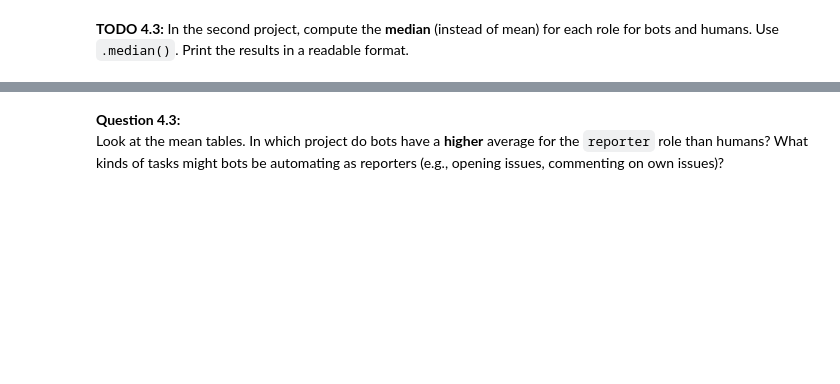
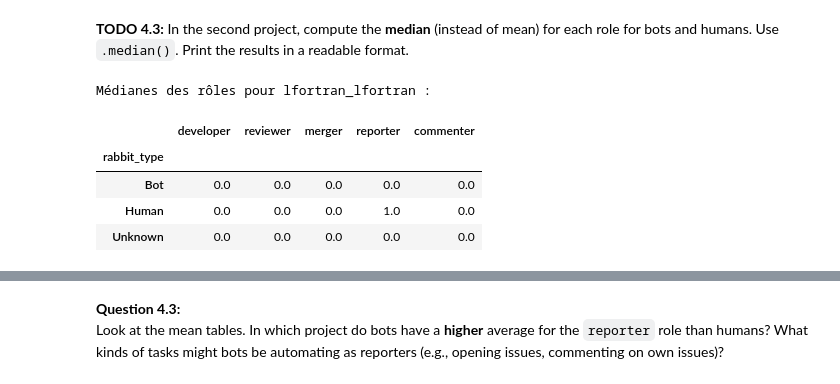
Before and after one commit to abdelou/TP3_Analyser_Activit-_robots_et_humains, a Jupyter notebook: Bots-Template.ipynb, the cells around one changed output, grey strips where cells are left out. Drawn from its saved outputs; the diff is of its cells as text; code cells hidden in the pictures; blank space fills up the shorter version.

Commit message:
reponse TODO 4.3 et question 4.3

```diff
--- a/Bots-Template.ipynb
+++ b/Bots-Template.ipynb
@@ -1896,4 +1934,19 @@ for proj, df in role_with_labels.items():
 # %% [markdown]
 **TODO 4.3:** In the second project, compute the **median** (instead of mean) for each role for bots and humans. Use `.median()`. Print the results in a readable format.
 # %%
-# TODO: Compute median role counts for bots and humans in the second project.
+# Sélection du second projet : lfortran_lfortran
+proj2_name = projects[1]
+df_proj2 = role_with_labels[proj2_name]
+
+# Calcul de la médiane par type
+median_roles = df_proj2.groupby('rabbit_type')[roles].median()
+
+print(f"Médianes des rôles pour {proj2_name} :")
+display(median_roles)
+# %% [output]
+Médianes des rôles pour lfortran_lfortran :
+|  | developer | reviewer | merger | reporter | commenter |
+| rabbit_type |  |  |  |  |  |
+| Bot | 0.0 | 0.0 | 0.0 | 0.0 | 0.0 |
+| Human | 0.0 | 0.0 | 0.0 | 1.0 | 0.0 |
+| Unknown | 0.0 | 0.0 | 0.0 | 0.0 | 0.0 |
```
Also changed, not shown: parts of 5 cells of this notebook.
